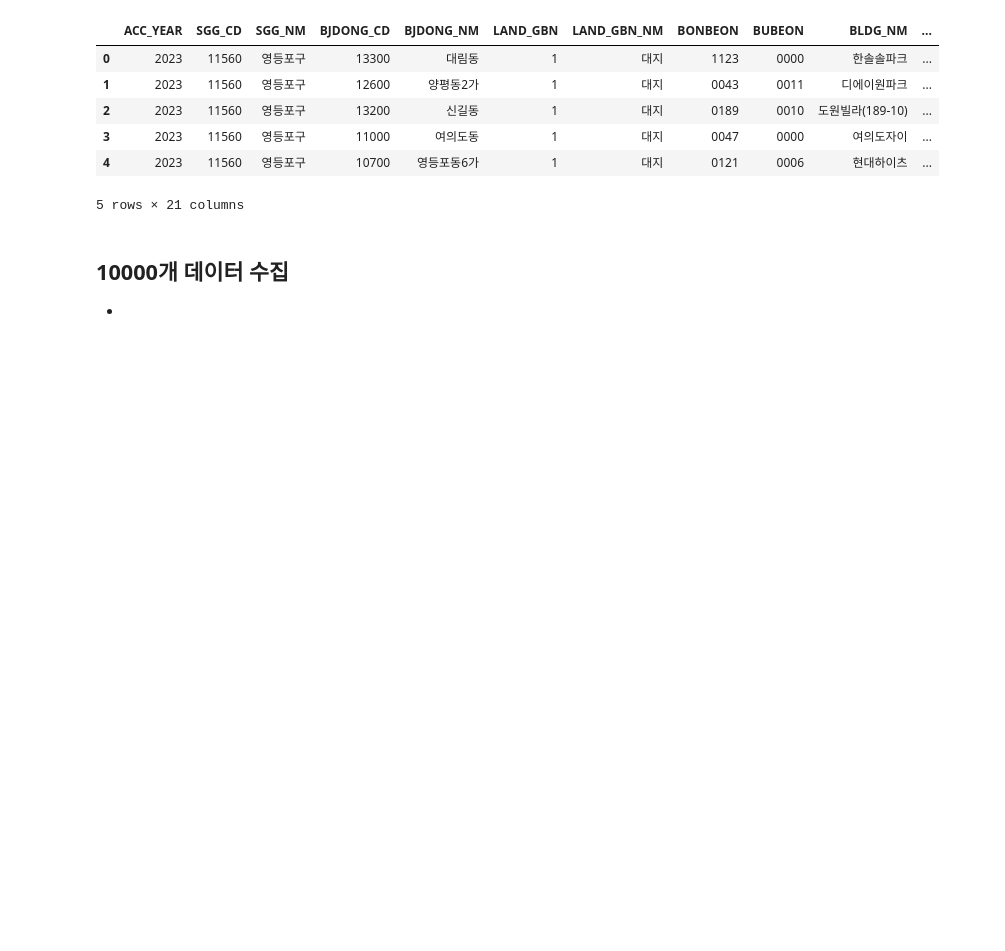
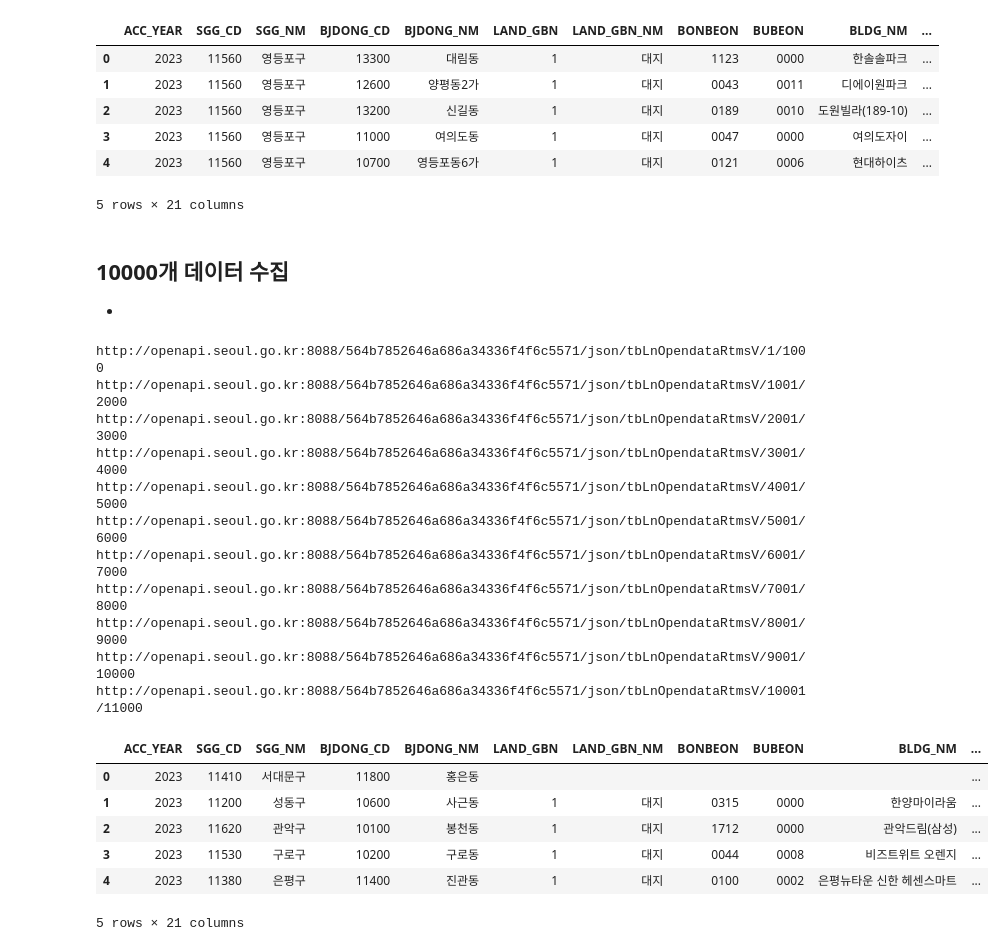
Before and after one commit to dschloe/streamlitbook-saraevan, a Jupyter notebook: ch06/seoul.ipynb, the cells around one changed output. Saved outputs shown, nothing was run; the diff lists cells and outputs as text; code cells hidden in the pictures; blank space fills up the shorter version.

```diff
--- a/ch06/seoul.ipynb
+++ b/ch06/seoul.ipynb
@@ -79,18 +79,37 @@ result.head()
 # %%
 import requests
 import json
 import pandas as pd
 SERVICE_KEY = '564b7852646a686a34336f4f6c5571'
 
 data = None
 for j in range(1,12):
     url = f'http://openapi.seoul.go.kr:8088/{SERVICE_KEY}/json/tbLnOpendataRtmsV/{1+((j-1)*1000)}/{j*1000}'
     # url = f'http://openapi.seoul.go.kr:8088/{service_key}/json/tbLnOpendataRentV/1/1000/2023/11560'
     print(url)
     req = requests.get(url)
     content = req.json()
     con = content['tbLnOpendataRtmsV']['row']
     result = pd.DataFrame(con)
     data = pd.concat([data, result])
 data = data.reset_index(drop=True)
-data['DEAL_YMD']
+data.head()
+# %% [output]
+http://openapi.seoul.go.kr:8088/564b7852646a686a34336f4f6c5571/json/tbLnOpendataRtmsV/1/1000
+http://openapi.seoul.go.kr:8088/564b7852646a686a34336f4f6c5571/json/tbLnOpendataRtmsV/1001/2000
+http://openapi.seoul.go.kr:8088/564b7852646a686a34336f4f6c5571/json/tbLnOpendataRtmsV/2001/3000
+http://openapi.seoul.go.kr:8088/564b7852646a686a34336f4f6c5571/json/tbLnOpendataRtmsV/3001/4000
+http://openapi.seoul.go.kr:8088/564b7852646a686a34336f4f6c5571/json/tbLnOpendataRtmsV/4001/5000
+http://openapi.seoul.go.kr:8088/564b7852646a686a34336f4f6c5571/json/tbLnOpendataRtmsV/5001/6000
+http://openapi.seoul.go.kr:8088/564b7852646a686a34336f4f6c5571/json/tbLnOpendataRtmsV/6001/7000
+http://openapi.seoul.go.kr:8088/564b7852646a686a34336f4f6c5571/json/tbLnOpendataRtmsV/7001/8000
+http://openapi.seoul.go.kr:8088/564b7852646a686a34336f4f6c5571/json/tbLnOpendataRtmsV/8001/9000
+http://openapi.seoul.go.kr:8088/564b7852646a686a34336f4f6c5571/json/tbLnOpendataRtmsV/9001/10000
+http://openapi.seoul.go.kr:8088/564b7852646a686a34336f4f6c5571/json/tbLnOpendataRtmsV/10001/11000
+|  | ACC_YEAR | SGG_CD | SGG_NM | BJDONG_CD | BJDONG_NM | LAND_GBN | LAND_GBN_NM | BONBEON | BUBEON | BLDG_NM | ... |
+| 0 | 2023 | 11410 | 서대문구 | 11800 | 홍은동 |  |  |  |  |  | ... |
+| 1 | 2023 | 11200 | 성동구 | 10600 | 사근동 | 1 | 대지 | 0315 | 0000 | 한양마이라움 | ... |
+| 2 | 2023 | 11620 | 관악구 | 10100 | 봉천동 | 1 | 대지 | 1712 | 0000 | 관악드림(삼성) | ... |
+| 3 | 2023 | 11530 | 구로구 | 10200 | 구로동 | 1 | 대지 | 0044 | 0008 | 비즈트위트 오렌지 | ... |
+| 4 | 2023 | 11380 | 은평구 | 11400 | 진관동 | 1 | 대지 | 0100 | 0002 | 은평뉴타운 신한 헤센스마트 | ... |
+5 rows × 21 columns
```
Also changed, not shown: parts of 2 cells of this notebook, 2 other files.
